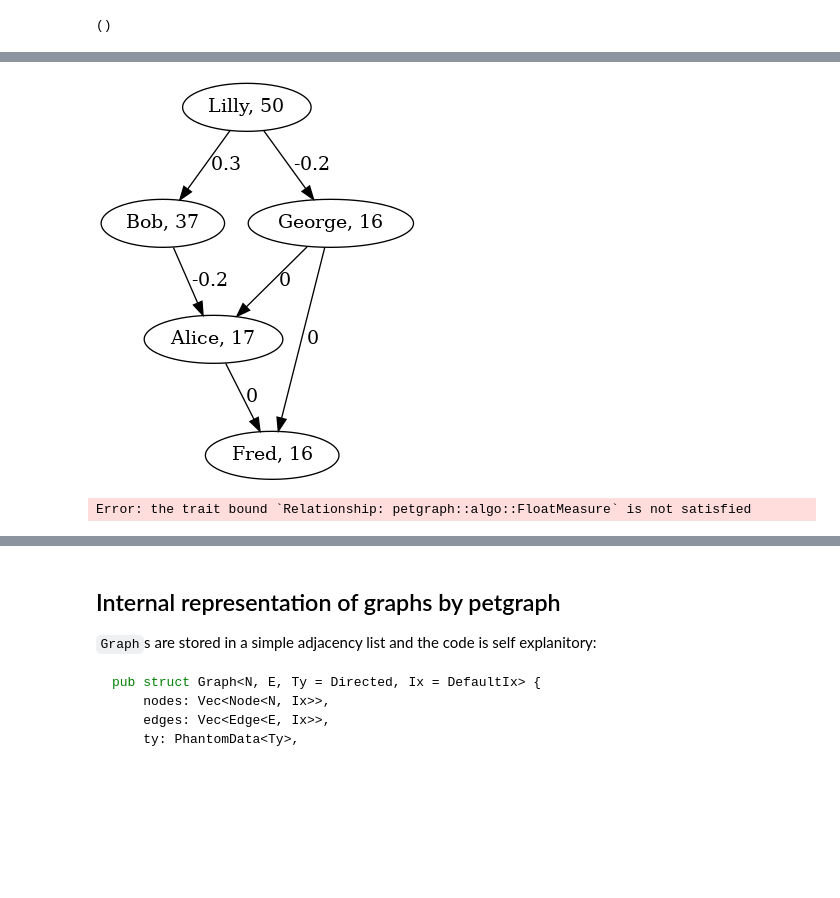
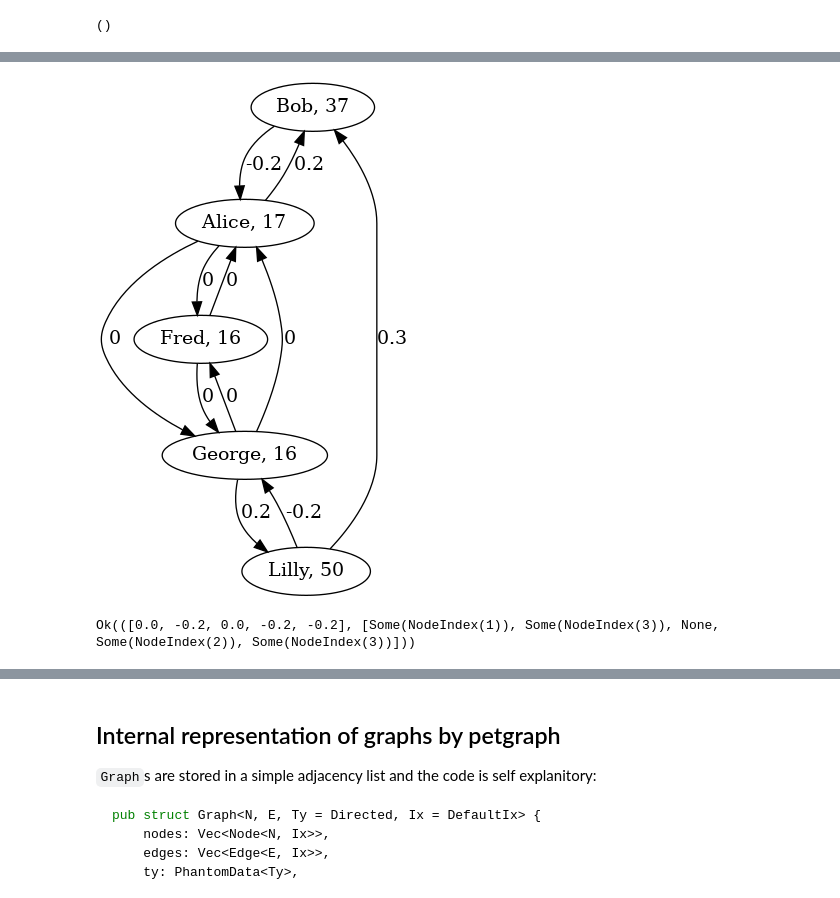
Before and after one commit to timthelion/rust-jupyter, a Jupyter notebook: pegraph_review.ipynb, the cells around one changed output, grey strips where cells are left out. Cells and saved outputs as stored; diff of their text form; code cells hidden in the pictures; blank space fills up the shorter version.

Commit message:
Getting close to being done with bellman_ford

```diff
--- a/pegraph_review.ipynb
+++ b/pegraph_review.ipynb
@@ -579,10 +579,9 @@ Lets start by declaring the cost and heuristic functions for our social graph.
 fn rumor_spreading_cost(er : graph::EdgeReference<Relationship>) -> u32 {
     match *er.weight() {
         Relationship::Friend => 1,
-        Relationship::Father => 2,
-        Relationship::Mother => 2,
-        Relationship::Sister => 2,
-        Relationship::Brother => 2,
+        Relationship::Parent => 2,
+        Relationship::Sibling => 2,
+        Relationship::Child => 2,
         Relationship::Boss => 5,
     }
 }
@@ -642,0 +660,18 @@ For a while I didn't understand how this works. What is happening here, is that
+# %%
+let mut bdsg = original_social_graph.clone(); //bidirectional_social_graph
+for edge_ix in bdsg.edge_indices() {
+    let (source, dest) = bdsg.edge_endpoints(edge_ix).unwrap();
+    match *bdsg.edge_weight(edge_ix).unwrap() {
+        Relationship::Parent => {
+                bdsg.add_edge(dest, source, Relationship::Child);
+        },
+        Relationship::Friend => {
+                bdsg.add_edge(dest, source, Relationship::Friend);
+        },
+        Relationship::Sibling => {
+                bdsg.add_edge(dest, source, Relationship::Sibling);
+        },
+        _ => (),
+    }
+}
+draw_graph(&bdsg);
@@ -643,20 +680,19 @@ For a while I didn't understand how this works. What is happening here, is that
 # %%
-let social_graph_with_float_weights = original_social_graph.map(
+let social_graph_with_tax_costs = bdsg.map(
     |_, nw| nw.clone(),
     |_, ew| match ew {
         Relationship::Friend => 0.0,
-        Relationship::Father => -0.2,
-        Relationship::Mother => -0.2,
-        Relationship::Sister => 0.0,
-        Relationship::Brother => 0.0,
+        Relationship::Parent => -0.2,
+        Relationship::Sibling => 0.0,
+        Relationship::Child => 0.2,
         Relationship::Boss => 0.3,
     },
 );
-draw_graph(&social_graph_with_float_weights);
+draw_graph(&social_graph_with_tax_costs);
 # %% [output]
-[figure, old version]
+[figure, new version]
 # %%
 
-println!("{:?}", bellman_ford(&original_social_graph, lilly));
+println!("{:?}", bellman_ford(&social_graph_with_tax_costs, lilly));
 # %% [output]
-Error: the trait bound `Relationship: petgraph::algo::FloatMeasure` is not satisfied
+Ok(([0.0, -0.2, 0.0, -0.2, -0.2], [Some(NodeIndex(1)), Some(NodeIndex(3)), None, Some(NodeIndex(2)), Some(NodeIndex(3))]))
```
Also changed, not shown: parts of 11 cells of this notebook.
